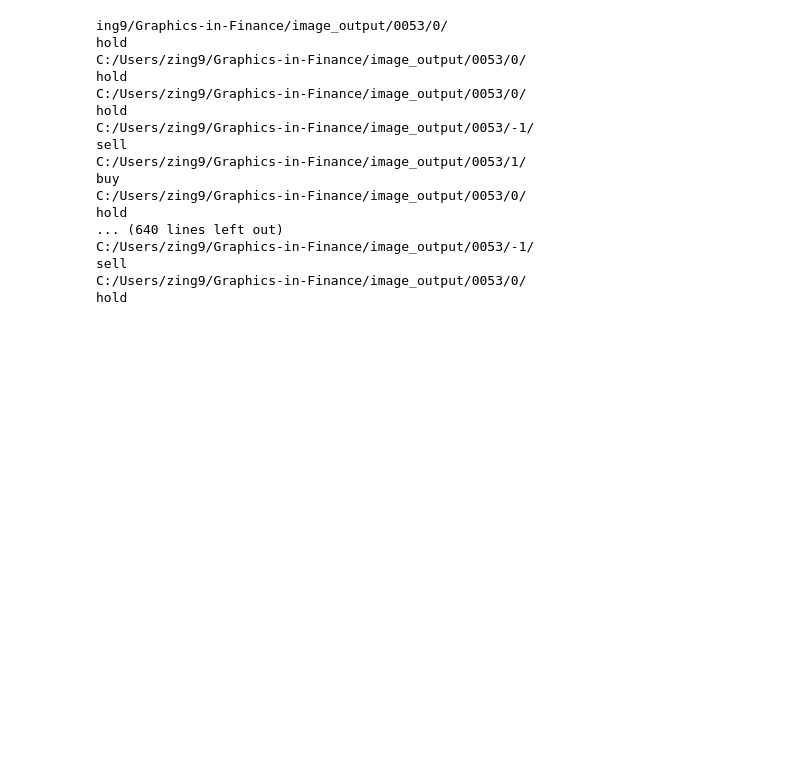
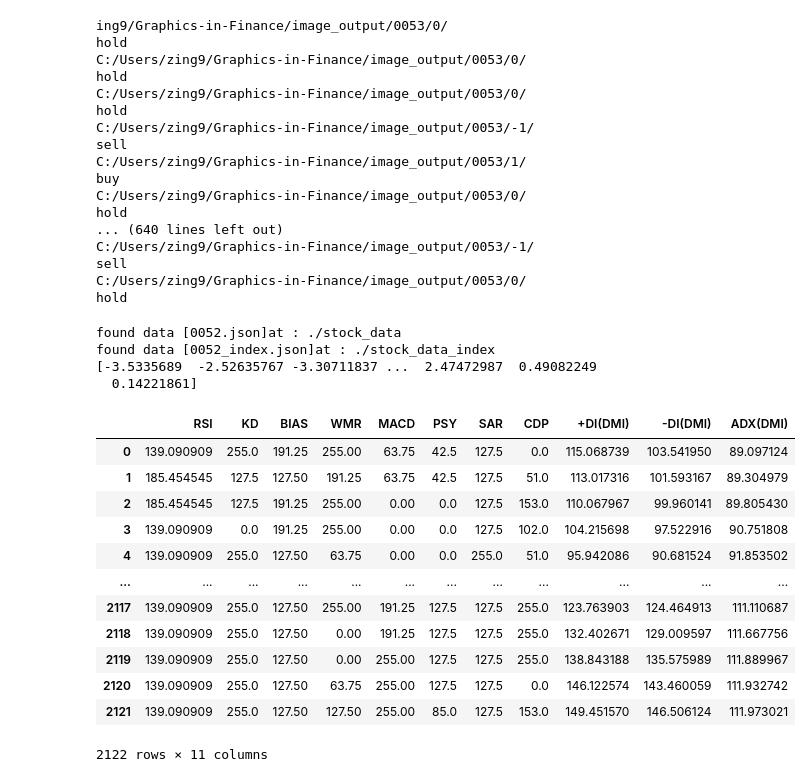
Before and after one commit to Moriarty002/Graphics-in-Finance, a Jupyter notebook: Check.ipynb, the cells around one changed output. Cells and saved outputs as stored; diff of their text form; code cells hidden in the pictures; blank space fills up the shorter version.

```diff
--- a/Check.ipynb
+++ b/Check.ipynb
@@ -28,6 +28,11 @@ class buyer():
     df_index=pd.DataFrame()
     min_maxdf=pd.DataFrame()
 
+    df_index_V2=pd.DataFrame()
+    min_maxdf_V2=pd.DataFrame()
+
+
+
     List_ans=np.array(0)
     List_price=np.array(0)
 
@@ -42,7 +47,12 @@ class buyer():
             PATH_TO_STOCKDATA_INDEX = './stock_data_index/'
             index_target = stockcode+'_index.json'
             self.df_index = pd.read_json(PATH_TO_STOCKDATA_INDEX+index_target)
+
         self.min_maxdf=index_generate.Normalize_pd(self.df_index)# 計算Normalize
+
+        self.df_index_V2=index_generate.stock_index_generator_V2(self.df_index,self.stockcode)
+        self.min_maxdf_V2=index_generate.Normalize_pd_V2(self.df_index_V2)# 計算Normalize
+
         self.List_ans, self.List_price=Tools.get_list_ans(self.stockcode)#計算label答案
 
     def getImg(self,index): #取得index 當天加上前18筆 共19筆資料的圖片
@@ -76,6 +86,38 @@ class buyer():
         img.save(PATH+date+'.jpg',"JPEG")
         return img
 
+
+    def getImg_V2(self,index): #取得index 當天加上前18筆 共19筆資料的圖片
+        v=self.min_maxdf_V2.to_numpy()
+        v=v.astype(np.float32)
+        traceback_Date=11
+        img = Image.fromarray(v[index-traceback_Date:index,:],'F')
+        img = img.convert('RGB')
+        return img
+
+    def saveImg_V2(self,index):#取得index 當天加上前18筆 共19筆資料的圖片，並自動存檔
+        v=self.min_maxdf_V2.to_numpy()
+        v=v.astype(np.float32)
+        traceback_Date=11
+        img=Image.fromarray(v[index-traceback_Date:index,:],'F')
+        date=str(self.df_raw['日期'][index]).replace("/","")
+
+        DIRPATH=os.path.abspath('.')+'\image_output_V2\\'+self.stockcode+'\\'+str(self.List_ans[index])
+        try:
+            os.makedirs(DIRPATH)
+        except OSError:
+            pass
+
+        pwd=os.path.abspath('.').replace("\\","/")
+        pwd=pwd.replace("c:/","C:/")
+        PATH=pwd+'/image_output_V2/'+self.stockcode+'/'+str(self.List_ans[index])+'/'
+        PATH=PATH.replace(" ","")
+        print(PATH)
+
+        img = img.convert('RGB')
+        img.save(PATH+date+'.jpg',"JPEG")
+        return img
+
     def get_ans_price(self):
         return self.List_ans, self.List_price
 
@@ -187,3 +229,24 @@ C:/Users/zing9/Graphics-in-Finance/image_output/0053/-1/
 sell
 C:/Users/zing9/Graphics-in-Finance/image_output/0053/0/
 hold
+# %%
+Wei=buyer('0052')
+Wei.min_maxdf_V2
+# %% [output]
+found data [0052.json]at : ./stock_data
+found data [0052_index.json]at : ./stock_data_index
+[-3.5335689  -2.52635767 -3.30711837 ...  2.47472987  0.49082249
+  0.14221861]
+|  | RSI | KD | BIAS | WMR | MACD | PSY | SAR | CDP | +DI(DMI) | -DI(DMI) | ADX(DMI) |
+| 0 | 139.090909 | 255.0 | 191.25 | 255.00 | 63.75 | 42.5 | 127.5 | 0.0 | 115.068739 | 103.541950 | 89.097124 |
+| 1 | 185.454545 | 127.5 | 127.50 | 191.25 | 63.75 | 42.5 | 127.5 | 51.0 | 113.017316 | 101.593167 | 89.304979 |
+| 2 | 185.454545 | 127.5 | 191.25 | 255.00 | 0.00 | 0.0 | 127.5 | 153.0 | 110.067967 | 99.960141 | 89.805430 |
+| 3 | 139.090909 | 0.0 | 191.25 | 255.00 | 0.00 | 0.0 | 127.5 | 102.0 | 104.215698 | 97.522916 | 90.751808 |
+| 4 | 139.090909 | 255.0 | 127.50 | 63.75 | 0.00 | 0.0 | 255.0 | 51.0 | 95.942086 | 90.681524 | 91.853502 |
+| ... | ... | ... | ... | ... | ... | ... | ... | ... | ... | ... | ... |
+| 2117 | 139.090909 | 255.0 | 127.50 | 255.00 | 191.25 | 127.5 | 127.5 | 255.0 | 123.763903 | 124.464913 | 111.110687 |
+| 2118 | 139.090909 | 255.0 | 127.50 | 0.00 | 191.25 | 127.5 | 127.5 | 255.0 | 132.402671 | 129.009597 | 111.667756 |
+| 2119 | 139.090909 | 255.0 | 127.50 | 0.00 | 255.00 | 127.5 | 127.5 | 255.0 | 138.843188 | 135.575989 | 111.889967 |
+| 2120 | 139.090909 | 255.0 | 127.50 | 63.75 | 255.00 | 127.5 | 127.5 | 0.0 | 146.122574 | 143.460059 | 111.932742 |
+| 2121 | 139.090909 | 255.0 | 127.50 | 127.50 | 255.00 | 85.0 | 127.5 | 153.0 | 149.451570 | 146.506124 | 111.973021 |
+2122 rows × 11 columns
```
Also changed, not shown: parts of 2 cells of this notebook, 15 other files.
